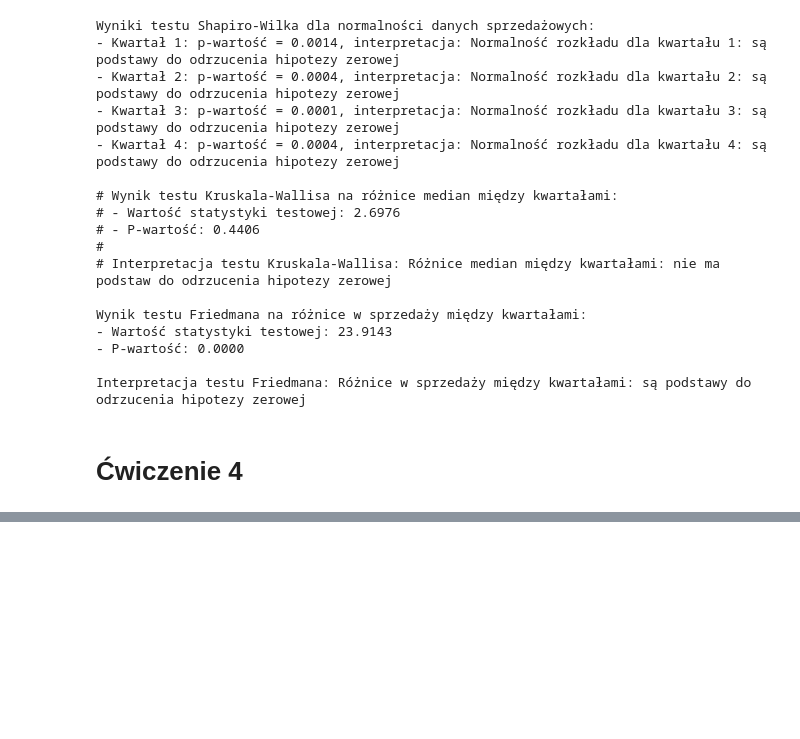
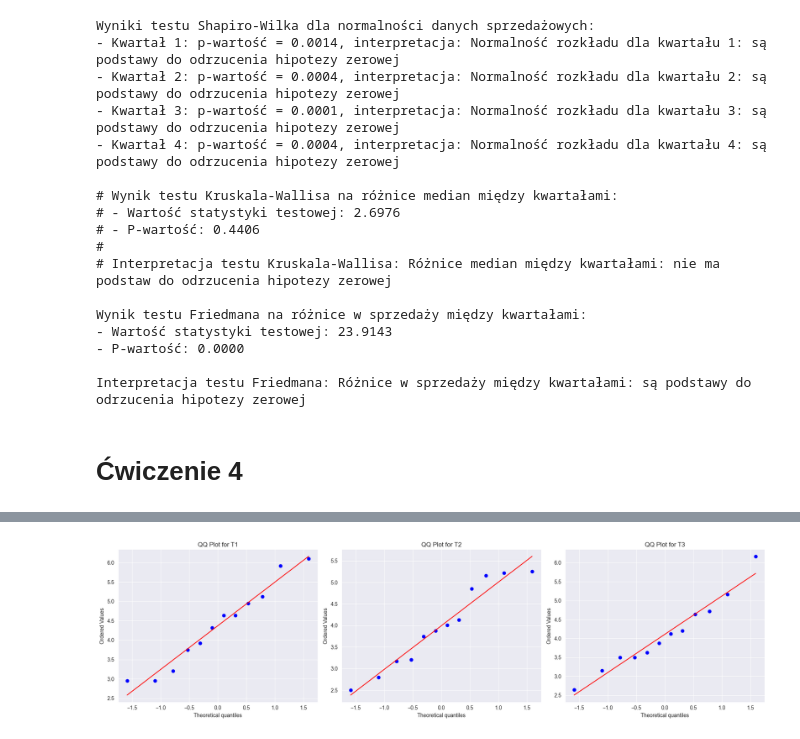
Before and after one commit to mpszkudlarek/advanced-techniques-of-data-analysis, a Jupyter notebook: lista_6/lista_6.ipynb, the cells around one changed output, grey strips where cells are left out. Saved outputs shown, nothing was run; the diff lists cells and outputs as text; code cells hidden in the pictures; blank space fills up the shorter version.

```diff
--- a/lista_6/lista_6.ipynb
+++ b/lista_6/lista_6.ipynb
@@ -229,0 +296,78 @@ Interpretacja testu Friedmana: Różnice w sprzedaży między kwartałami: są p
+# %%
+
+data = {
+    'FEV': [4.64, 5.12, 4.64, 3.21, 3.92, 4.95, 3.75, 2.95, 2.95, 5.92, 6.10, 4.32, 3.17, 3.75, 5.22, 2.50, 3.21, 2.80,
+            5.25, 4.85, 4.13, 3.88, 4.01, 5.16, 2.65, 3.15, 3.63, 6.17, 4.72, 5.17, 3.50, 4.64, 3.50, 4.12, 3.88, 4.20,
+            5.36, 3.77, 4.47, 3.63, 4.35, 3.09, 2.30, 2.19, 5.90, 4.13, 3.85, 4.12, 3.46, 4.89, 2.90, 2.76, 3.32, 5.07,
+            3.85, 4.12, 3.46, 4.89, 3.25, 3.07, 5.31, 3.39, 4.98, 2.75, 2.31, 3.99, 2.02, 4.11, 4.37, 5.85, 3.65, 3.62,
+            3.19, 4.76, 2.42, 2.64, 2.90, 3.76, 2.64, 1.02, 5.03, 1.25, 3.04, 9.73, 4.93, 0.73, 5.15, 2.31, 9.92, 0.24,
+            1.14, 3.75, 5.85, 3.65, 3.62, 3.19, 4.76, 2.42, 2.64, 2.90, 3.76, 2.64, 1.02, 5.03, 1.25, 3.04, 9.73, 4.93,
+            0.73, 5.15, 2.31, 9.92, 0.24, 1.14],
+    'Substance': ['T1'] * 12 + ['T2'] * 12 + ['T3'] * 12 + ['T1'] * 12 + ['T2'] * 12 + ['T3'] * 12,
+    'Plant': ['Z1'] * 3 + ['Z2'] * 3 + ['Z3'] * 3 + ['Z1'] * 3 + ['Z2'] * 3 + ['Z3'] * 3 + ['Z1'] * 3 + ['Z2'] * 3 + ['Z3'] * 3 + ['Z1'] * 3 + ['Z2'] * 3 + ['Z3'] * 3
+}
+
+corrected_data = {
+    'FEV': data['FEV'][:36],  # Biorąc pod uwagę, że każda kombinacja ma taką samą liczbę pomiarów
+    'Substance': ['T1'] * 12 + ['T2'] * 12 + ['T3'] * 12,
+    'Plant': ['Z1'] * 4 + ['Z2'] * 4 + ['Z3'] * 4 + ['Z1'] * 4 + ['Z2'] * 4 + ['Z3'] * 4 + ['Z1'] * 4 + ['Z2'] * 4 + ['Z3'] * 4
+}
+
+corrected_df = pd.DataFrame(corrected_data)
+
+
+
+shapiro_results = {group: stats.shapiro(corrected_df[corrected_df['Substance'] == group]['FEV']) for group in corrected_df['Substance'].unique()}
+
+# Test Levene'a dla równości wariancji między grupami
+levene_result = stats.levene(
+    corrected_df[corrected_df['Substance'] == 'T1']['FEV'],
+    corrected_df[corrected_df['Substance'] == 'T2']['FEV'],
+    corrected_df[corrected_df['Substance'] == 'T3']['FEV']
+)
+
+# QQ Plots dla wizualnej oceny normalności
+fig, axs = plt.subplots(1, 3, figsize=(18, 5))
+for i, substance in enumerate(corrected_df['Substance'].unique()):
+    stats.probplot(corrected_df[corrected_df['Substance'] == substance]['FEV'], dist="norm", plot=axs[i])
+    axs[i].set_title(f'QQ Plot for {substance}')
+plt.tight_layout()
+plt.show()
+
+# Wyświetlenie wyników testów
+shapiro_interpretations = [
+    f"Normalność rozkładu dla substancji {group}: {'nie ma podstaw do odrzucenia hipotezy zerowej' if result.pvalue > alpha else 'są podstawy do odrzucenia hipotezy zerowej'}" for
+    group, result in shapiro_results.items()]
+levene_interpretation = f"Równość wariancji: {'nie ma podstaw do odrzucenia hipotezy zerowej' if levene_result.pvalue > alpha else 'są podstawy do odrzucenia hipotezy zerowej'}"
+
+print(*shapiro_interpretations, sep='\n')
+print(levene_interpretation)
+
+# Dwuczynnikowa ANOVA dla poprawionych danych
+corrected_model = ols('FEV ~ C(Substance) + C(Plant) + C(Substance):C(Plant)', data=corrected_df).fit()
+corrected_anova_results = sm.stats.anova_lm(corrected_model, typ=2)
+
+print(corrected_anova_results)
+
+# Hipotezy dla testu ANOVA two-way:
+# H0 (hipoteza zerowa) dla substancji toksycznych: Średnie wartości FEV są równe dla wszystkich grup substancji toksycznych. Oznacza to, że substancje toksyczne nie mają statystycznie istotnego wpływu na FEV pracowników.
+#
+# H0 (hipoteza zerowa) dla zakładów: Średnie wartości FEV są równe dla wszystkich grup zakładów. Oznacza to, że zakłady pracy nie mają statystycznie istotnego wpływu na FEV pracowników.
+#
+# H0 (hipoteza zerowa) dla interakcji substancji i zakładów: Nie ma interakcji między substancjami toksycznymi a zakładami pracy w kontekście wpływu na FEV, co oznacza, że kombinacja specyficznej substancji toksycznej i zakładu pracy nie ma statystycznie istotnego wpływu na FEV pracowników ponad wpływ tych czynników rozpatrywanych indywidualnie.
+#
+# Analiza wyników ANOVA two-way:
+# Wyniki dwuczynnikowej analizy wariancji (ANOVA) dla naszych danych pokazują, że:
+#
+# Dla substancji toksycznych (p=0.663873): Nie ma wystarczających dowodów, aby odrzucić hipotezę zerową. Oznacza to, że nie ma statystycznie istotnych różnic w średnich wartościach FEV między różnymi substancjami toksycznymi.
+#
+# Dla zakładów (p=0.700061): Podobnie, nie ma wystarczających dowodów, aby odrzucić hipotezę zerową. Oznacza to, że nie ma statystycznie istotnych różnic w średnich wartościach FEV między różnymi zakładami pracy.
+#
+# Dla interakcji substancji i zakładów (p=0.648125): Nie ma wystarczających dowodów, aby odrzucić hipotezę zerową dotyczącą braku interakcji między substancjami toksycznymi a zakładami pracy. Oznacza to, że kombinacja specyficznej substancji toksycznej i zakładu pracy nie wpływa statystycznie istotnie na FEV pracowników.
+#
+# Wnioski:
+# Nie zaobserwowano statystycznie istotnego wpływu ani substancji toksycznych, ani zakładów pracy, ani ich interakcji na objętość wymuszonego wydechu (FEV) pracowników.
+#
+# Wyniki sugerują, że inne czynniki nieuwzględnione w tej analizie mogą wpływać na FEV lub że wpływ badanych substancji i warunków pracy na FEV jest minimalny.
+# %% [output]
+[figure, added]
```
Also changed, not shown: parts of 4 cells of this notebook, 2 other files.
